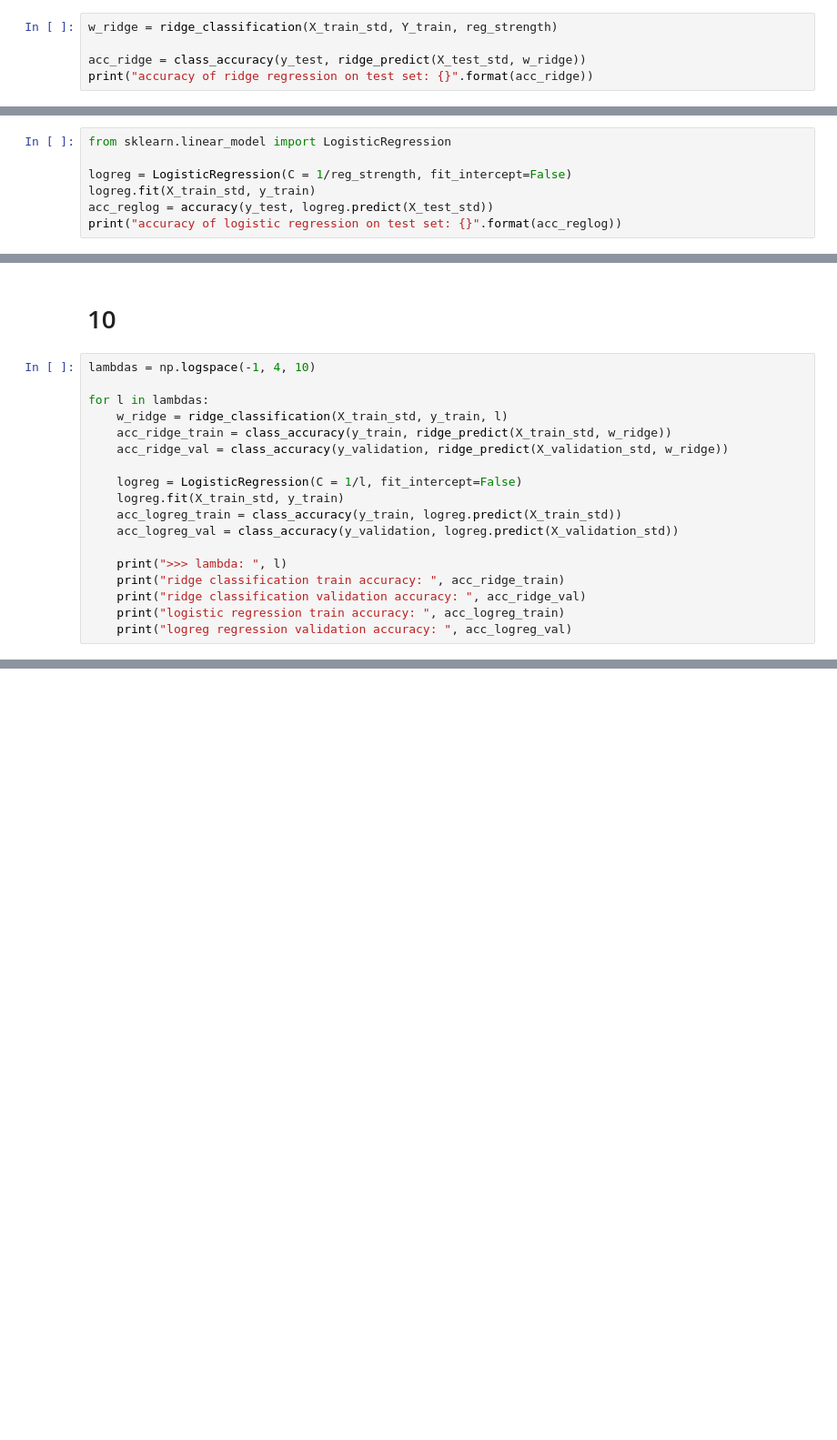
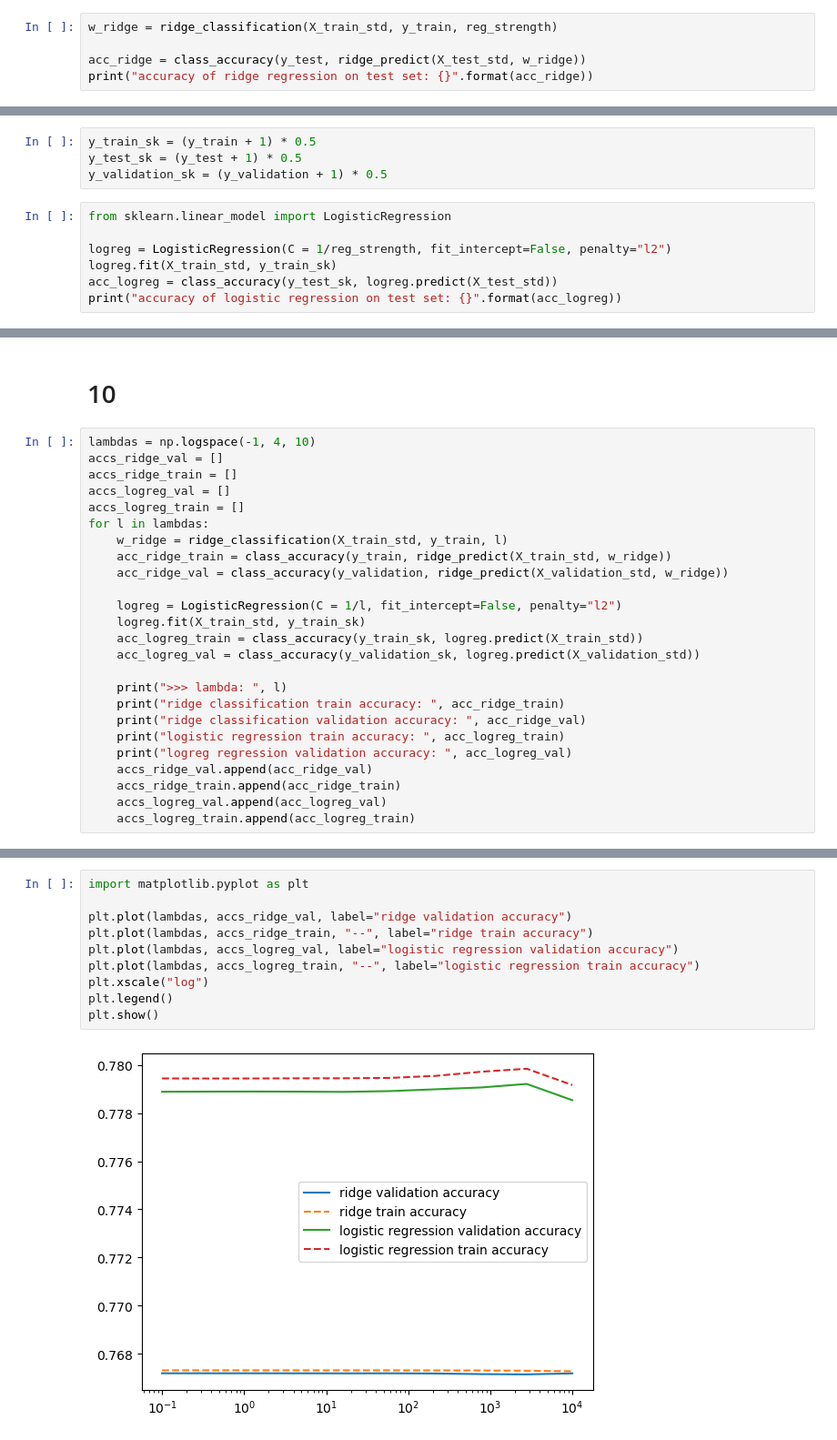
Before and after one commit to LyKex/ml_phy, a Jupyter notebook: hw1/hw1.ipynb, the cells around one changed output, grey strips where cells are left out. Shown at 91% size. Saved outputs shown, nothing was run; the diff lists cells and outputs as text; blank space fills up the shorter version.

```diff
--- a/hw1/hw1.ipynb
+++ b/hw1/hw1.ipynb
@@ -110,7 +112,7 @@ def ridge_predict(X, w):
 # %% [markdown]
 # 7
 # %%
-w_ridge = ridge_classification(X_train_std, Y_train, reg_strength)
+w_ridge = ridge_classification(X_train_std, y_train, reg_strength)
 
 acc_ridge = class_accuracy(y_test, ridge_predict(X_test_std, w_ridge))
 print("accuracy of ridge regression on test set: {}".format(acc_ridge))
@@ -124,9 +137,13 @@ $$
 # %% [markdown]
 # 9
+# %%
+y_train_sk = (y_train + 1) * 0.5
+y_test_sk = (y_test + 1) * 0.5
+y_validation_sk = (y_validation + 1) * 0.5
 # %%
 from sklearn.linear_model import LogisticRegression
 
-logreg = LogisticRegression(C = 1/reg_strength, fit_intercept=False)
-logreg.fit(X_train_std, y_train)
-acc_reglog = accuracy(y_test, logreg.predict(X_test_std))
-print("accuracy of logistic regression on test set: {}".format(acc_reglog))
+logreg = LogisticRegression(C = 1/reg_strength, fit_intercept=False, penalty="l2")
+logreg.fit(X_train_std, y_train_sk)
+acc_logreg = class_accuracy(y_test_sk, logreg.predict(X_test_std))
+print("accuracy of logistic regression on test set: {}".format(acc_logreg))
@@ -134,19 +153,26 @@ print("accuracy of logistic regression on test set: {}".format(acc_reglog))
 # 10
 # %%
 lambdas = np.logspace(-1, 4, 10)
-
+accs_ridge_val = []
+accs_ridge_train = []
+accs_logreg_val = []
+accs_logreg_train = []
 for l in lambdas:
     w_ridge = ridge_classification(X_train_std, y_train, l)
     acc_ridge_train = class_accuracy(y_train, ridge_predict(X_train_std, w_ridge))
     acc_ridge_val = class_accuracy(y_validation, ridge_predict(X_validation_std, w_ridge))
 
-    logreg = LogisticRegression(C = 1/l, fit_intercept=False)
-    logreg.fit(X_train_std, y_train)
-    acc_logreg_train = class_accuracy(y_train, logreg.predict(X_train_std))
-    acc_logreg_val = class_accuracy(y_validation, logreg.predict(X_validation_std))
+    logreg = LogisticRegression(C = 1/l, fit_intercept=False, penalty="l2")
+    logreg.fit(X_train_std, y_train_sk)
+    acc_logreg_train = class_accuracy(y_train_sk, logreg.predict(X_train_std))
+    acc_logreg_val = class_accuracy(y_validation_sk, logreg.predict(X_validation_std))
 
     print(">>> lambda: ", l)
     print("ridge classification train accuracy: ", acc_ridge_train)
     print("ridge classification validation accuracy: ", acc_ridge_val)
     print("logistic regression train accuracy: ", acc_logreg_train)
     print("logreg regression validation accuracy: ", acc_logreg_val)
+    accs_ridge_val.append(acc_ridge_val)
+    accs_ridge_train.append(acc_ridge_train)
+    accs_logreg_val.append(acc_logreg_val)
+    accs_logreg_train.append(acc_logreg_train)
@@ -152,0 +197,12 @@ for l in lambdas:
+# %%
+import matplotlib.pyplot as plt
+
+plt.plot(lambdas, accs_ridge_val, label="ridge validation accuracy")
+plt.plot(lambdas, accs_ridge_train, "--", label="ridge train accuracy")
+plt.plot(lambdas, accs_logreg_val, label="logistic regression validation accuracy")
+plt.plot(lambdas, accs_logreg_train, "--", label="logistic regression train accuracy")
+plt.xscale("log")
+plt.legend()
+plt.show()
+# %% [output]
+[figure, added]
```
Also changed, not shown: parts of 10 cells of this notebook.
